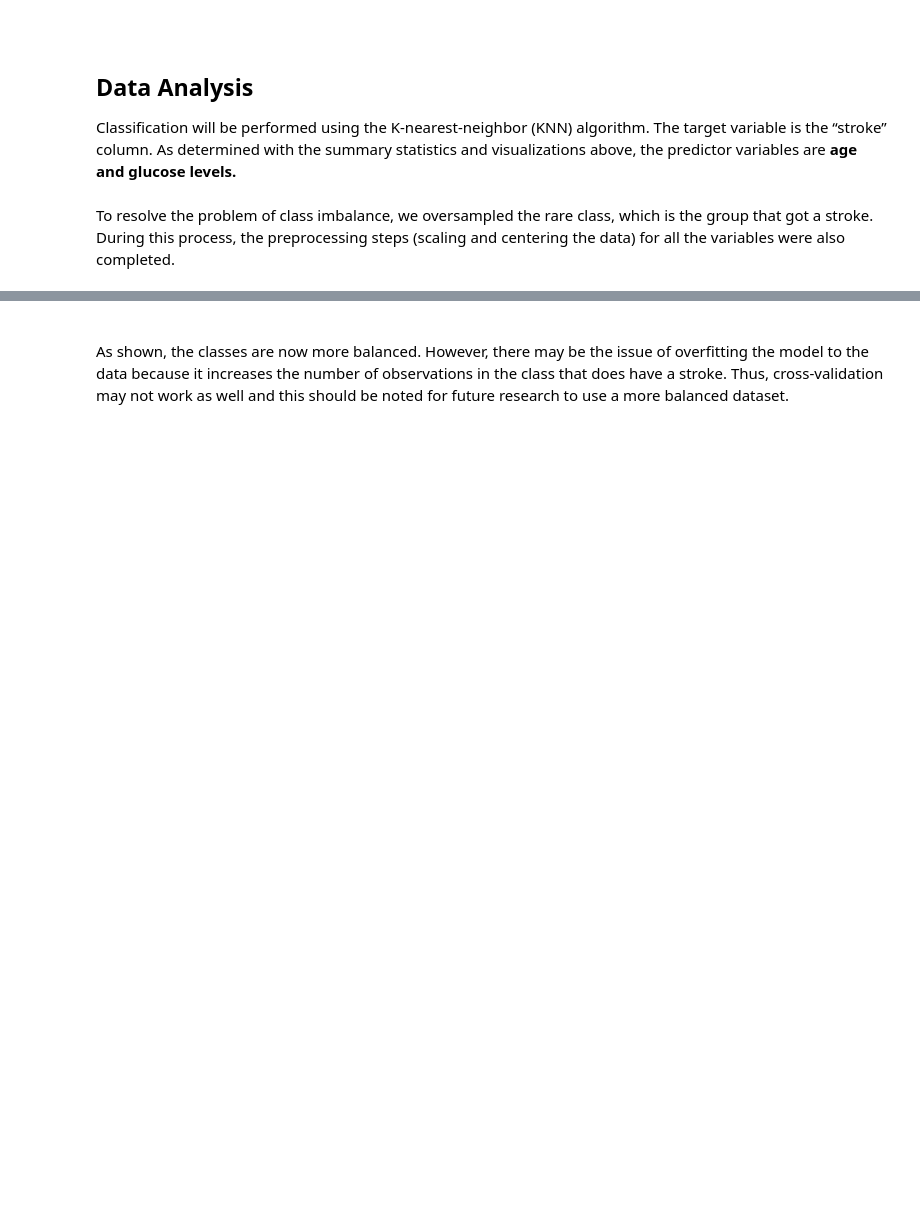
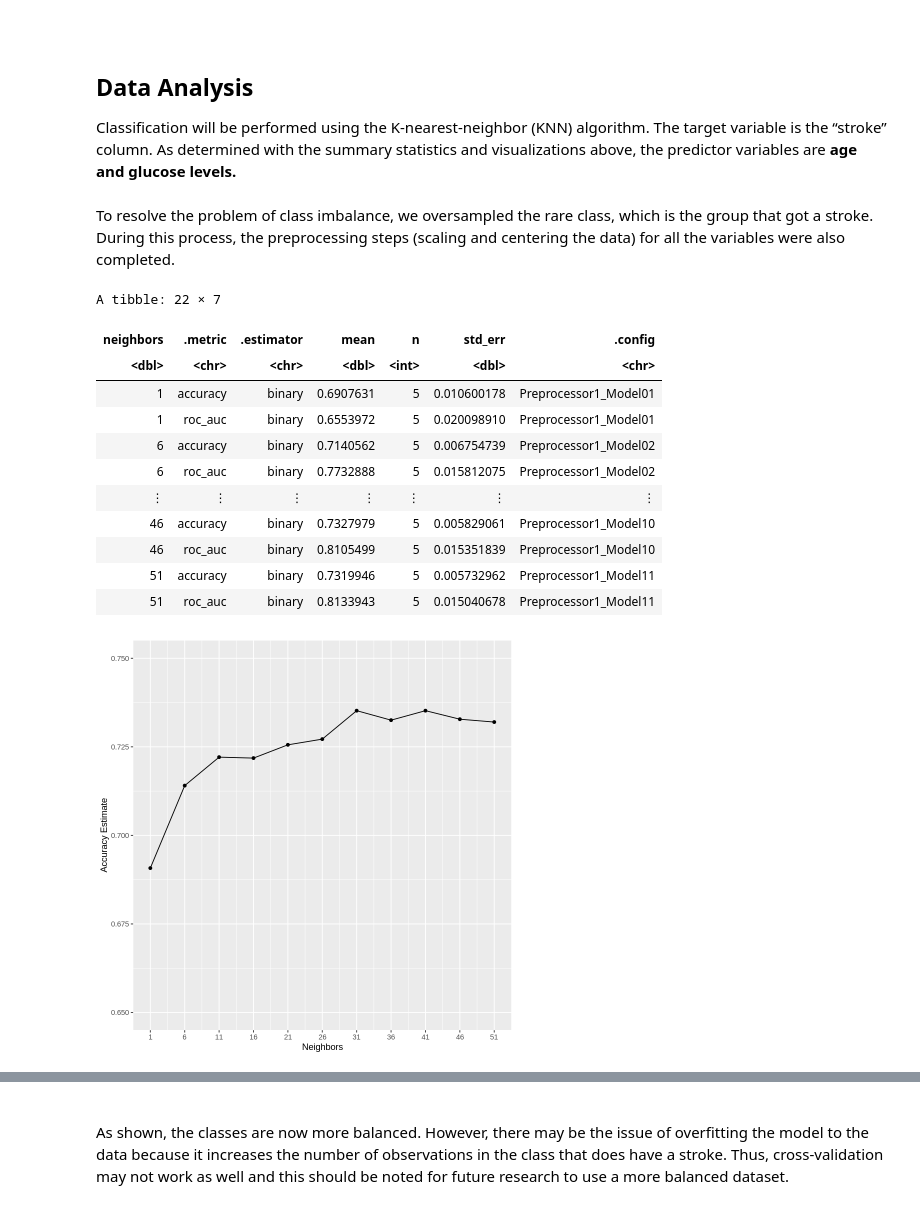
Before and after one commit to inigogrch/dsci-100-2022w2-group-29-section-007, a Jupyter notebook: Report.ipynb, the cells around one changed output, grey strips where cells are left out. Drawn from its saved outputs; the diff is of its cells as text; code cells hidden in the pictures; blank space fills up the shorter version.

```diff
--- a/Report.ipynb
+++ b/Report.ipynb
@@ -210,3 +223,51 @@ Classification will be performed using the K-nearest-neighbor (KNN) algorithm. T
 To resolve the problem of class imbalance, we oversampled the rare class, which is the group that got a stroke. During this process, the preprocessing steps (scaling and centering the data) for all the variables were also completed.
 # %%
 #input code for upsample which should be part of the recipe code
+
+brainstroke_recipe_balanced <-
+    recipe(stroke ~ age + avg_glucose_level, data = brainstroke_training) |>
+    step_center(all_predictors()) |>
+    step_scale(all_predictors()) |>
+    step_rose(stroke, seed = 1234)
+
+
+brainstroke_vfold <- vfold_cv(brainstroke_training, v = 5, strata = stroke)
+
+
+knn_tune <- nearest_neighbor(weight_func = "rectangular", neighbors = tune()) |>
+       set_engine("kknn") |>
+       set_mode("classification")
+
+gridvals = tibble(neighbors = seq(1, 51, by = 5))
+
+knn_results <- workflow() |>
+       add_recipe(brainstroke_recipe_balanced) |>
+       add_model(knn_tune) |>
+       tune_grid(resamples = brainstroke_vfold, grid = gridvals) |>
+       collect_metrics()
+knn_results
+
+accuracies <- knn_results |>
+       filter(.metric == "accuracy")
+
+accuracy_versus_k <- ggplot(accuracies, aes(x = neighbors, y = mean))+
+       geom_point() +
+       geom_line() +
+       labs(x = "Neighbors", y = "Accuracy Estimate") +
+       scale_x_continuous(breaks = seq(1, 51, by = 5)) +  # adjusting the x-axis
+       scale_y_continuous(limits = c(0.65, 0.75)) # adjusting the y-axis
+accuracy_versus_k
+# %% [output]
+A tibble: 22 × 7
+| neighbors | .metric | .estimator | mean | n | std_err | .config |
+| <dbl> | <chr> | <chr> | <dbl> | <int> | <dbl> | <chr> |
+| 1 | accuracy | binary | 0.6907631 | 5 | 0.010600178 | Preprocessor1_Model01 |
+| 1 | roc_auc | binary | 0.6553972 | 5 | 0.020098910 | Preprocessor1_Model01 |
+| 6 | accuracy | binary | 0.7140562 | 5 | 0.006754739 | Preprocessor1_Model02 |
+| 6 | roc_auc | binary | 0.7732888 | 5 | 0.015812075 | Preprocessor1_Model02 |
+| ⋮ | ⋮ | ⋮ | ⋮ | ⋮ | ⋮ | ⋮ |
+| 46 | accuracy | binary | 0.7327979 | 5 | 0.005829061 | Preprocessor1_Model10 |
+| 46 | roc_auc | binary | 0.8105499 | 5 | 0.015351839 | Preprocessor1_Model10 |
+| 51 | accuracy | binary | 0.7319946 | 5 | 0.005732962 | Preprocessor1_Model11 |
+| 51 | roc_auc | binary | 0.8133943 | 5 | 0.015040678 | Preprocessor1_Model11 |
+[figure, added]
```
Also changed, not shown: parts of 7 cells of this notebook.
